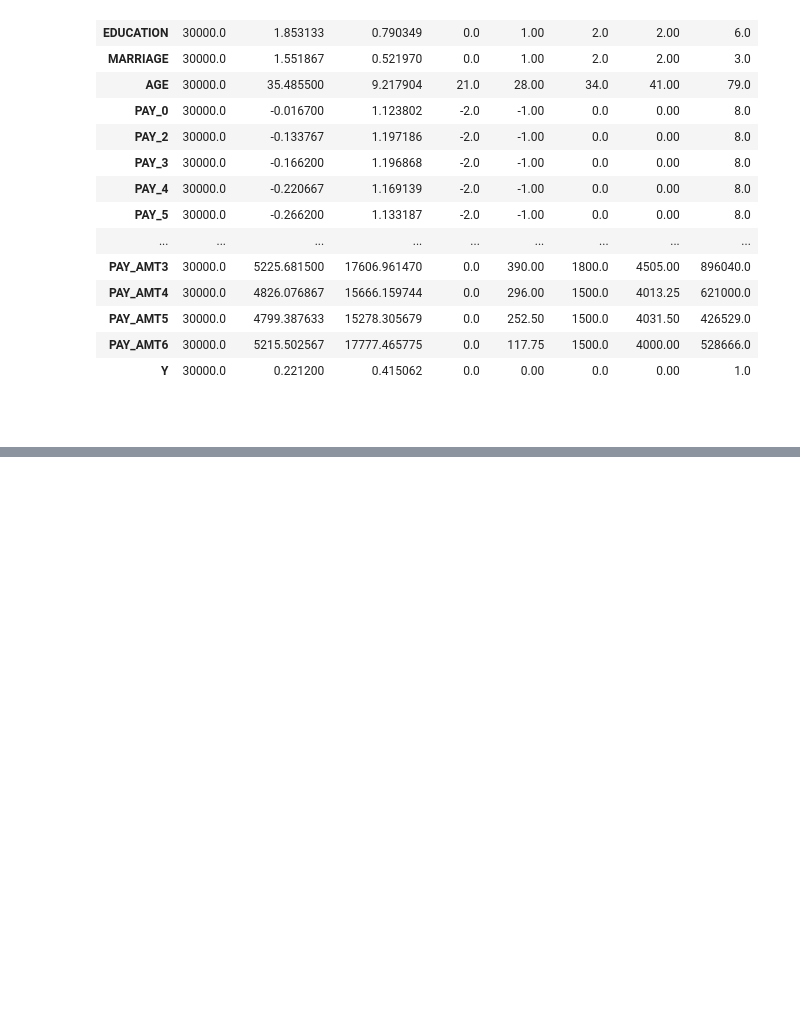
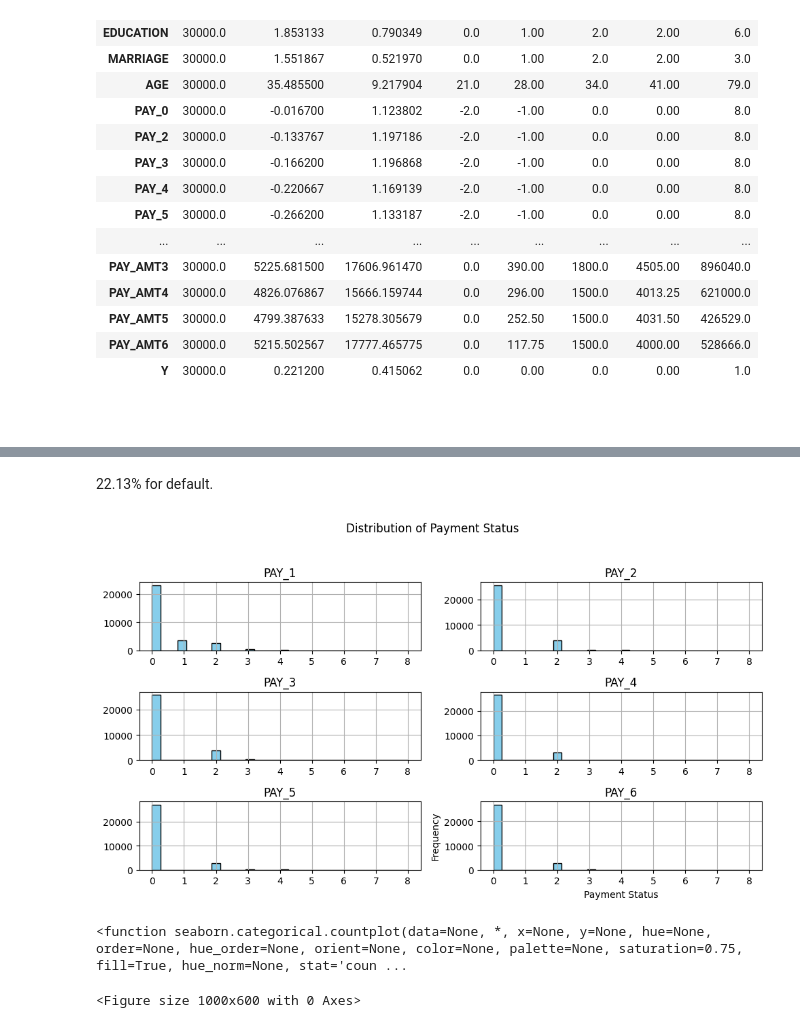
Before and after one commit to minjeoungneev/Default_Credit_Card, a Jupyter notebook: EDA.ipynb, the cells around one changed output, grey strips where cells are left out. Drawn from its saved outputs; the diff is of its cells as text; code cells hidden in the pictures; blank space fills up the shorter version.

```diff
--- a/EDA.ipynb
+++ b/EDA.ipynb
@@ -154,0 +185,6 @@ plt.show()
+# %%
+df['EDUCATION'] = df['EDUCATION'].replace([0, 5, 6], 4)
+
+education_counts = df['EDUCATION'].value_counts()
+print("\nCounts for EDUCATION:")
+print(education_counts)
@@ -154,0 +199,6 @@ plt.show()
+# %%
+df['MARRIAGE'] = df['MARRIAGE'].replace(0, 3)
+
+marriage_counts = df['MARRIAGE'].value_counts()
+print("\nCounts for MARRIAGE:")
+print(marriage_counts)
@@ -154,0 +214,2 @@ plt.show()
+# %%
+df.rename(columns={'PAY_0': 'PAY_1'}, inplace=True)
@@ -154,0 +244,16 @@ plt.show()
+# %% [markdown]
+22.13% for default.
+# %%
+pay = df[['PAY_1', 'PAY_2', 'PAY_3', 'PAY_4', 'PAY_5', 'PAY_6']]
+pay.hist(bins=30, figsize=(10, 6), color='skyblue', edgecolor='black')
+plt.suptitle("Distribution of Payment Status")
+plt.xlabel("Payment Status")
+plt.ylabel("Frequency")
+plt.tight_layout(rect=[0, 0.03, 1, 0.95])
+plt.show()
+plt.figure(figsize=(10, 6))
+sns.countplot
+# %% [output]
+[figure, added]
+<function seaborn.categorical.countplot(data=None, *, x=None, y=None, hue=None, order=None, hue_order=None, orient=None, color=None, palette=None, saturation=0.75, fill=True, hue_norm=None, stat='coun ...
+<Figure size 1000x600 with 0 Axes>
```
Also changed, not shown: parts of 42 cells of this notebook.
